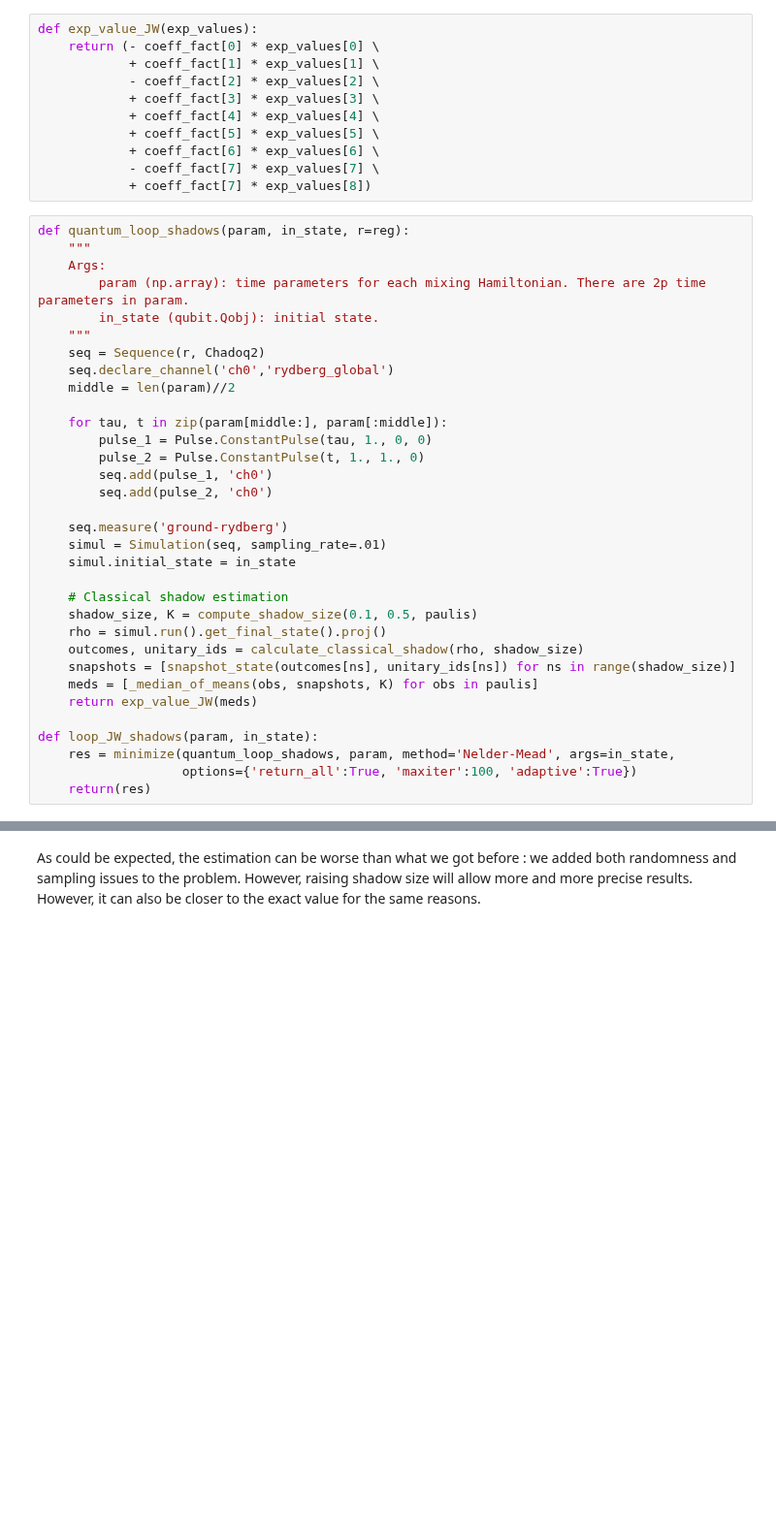
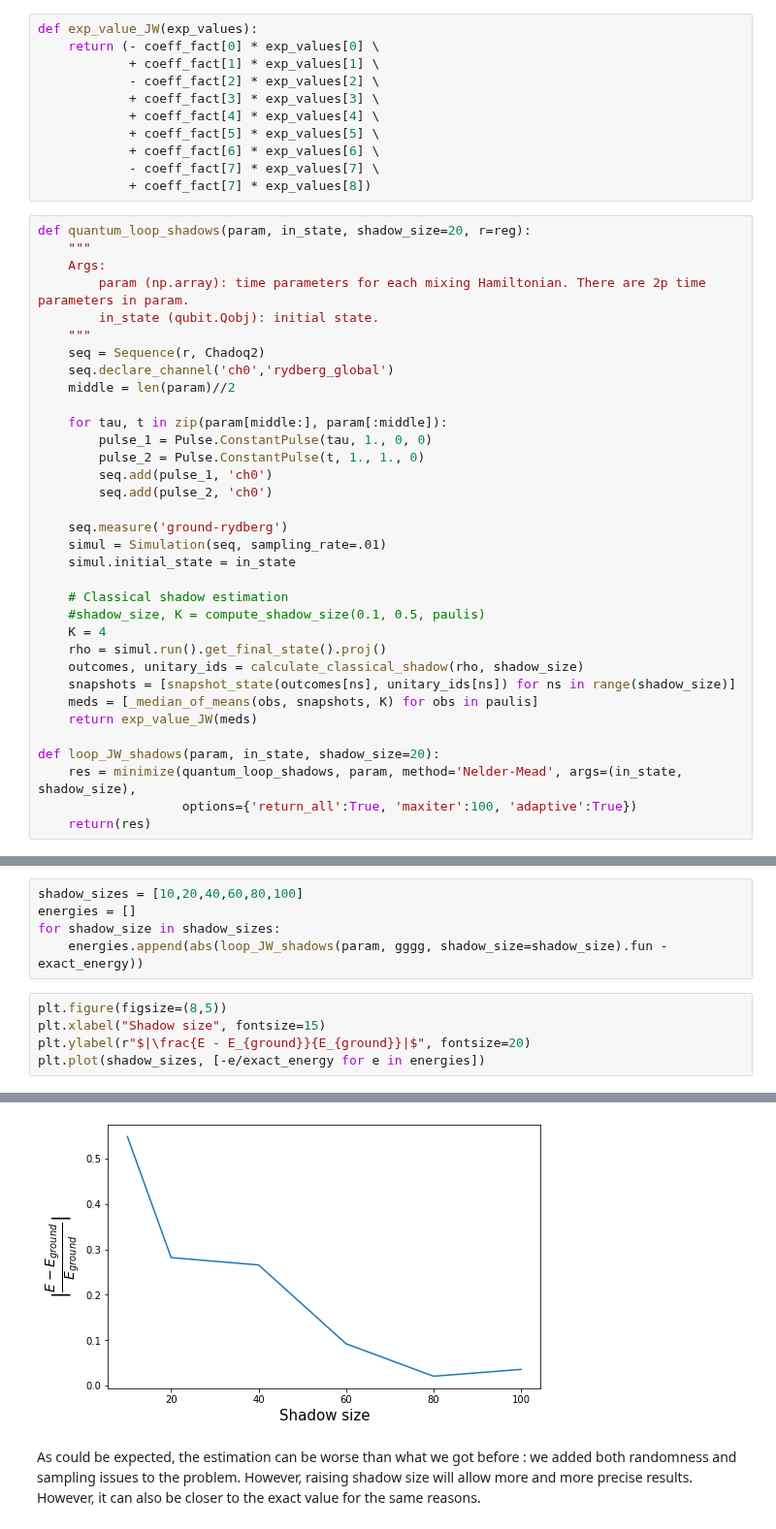
Before and after one commit to pasqal-io/Pulser, a Jupyter notebook: tutorials/applications/Shadow estimation for VQS.ipynb, the cells around one changed output, grey strips where cells are left out. Shown at 97% size. Drawn from its saved outputs; the diff is of its cells as text; blank space fills up the shorter version.

```diff
--- a/tutorials/applications/Shadow estimation for VQS.ipynb
+++ b/tutorials/applications/Shadow estimation for VQS.ipynb
@@ -523,7 +560,7 @@ def exp_value_JW(exp_values):
             - coeff_fact[7] * exp_values[7] \
             + coeff_fact[7] * exp_values[8])
 # %%
-def quantum_loop_shadows(param, in_state, r=reg):
+def quantum_loop_shadows(param, in_state, shadow_size=20, r=reg):
     """
     Args:
         param (np.array): time parameters for each mixing Hamiltonian. There are 2p time parameters in param.
@@ -544,15 +581,16 @@ def quantum_loop_shadows(param, in_state, r=reg):
     simul.initial_state = in_state
 
     # Classical shadow estimation
-    shadow_size, K = compute_shadow_size(0.1, 0.5, paulis)
+    #shadow_size, K = compute_shadow_size(0.1, 0.5, paulis)
+    K = 4
     rho = simul.run().get_final_state().proj()
     outcomes, unitary_ids = calculate_classical_shadow(rho, shadow_size)
     snapshots = [snapshot_state(outcomes[ns], unitary_ids[ns]) for ns in range(shadow_size)]
     meds = [_median_of_means(obs, snapshots, K) for obs in paulis]
     return exp_value_JW(meds)
 
-def loop_JW_shadows(param, in_state):
-    res = minimize(quantum_loop_shadows, param, method='Nelder-Mead', args=in_state,
+def loop_JW_shadows(param, in_state, shadow_size=20):
+    res = minimize(quantum_loop_shadows, param, method='Nelder-Mead', args=(in_state, shadow_size),
                    options={'return_all':True, 'maxiter':100, 'adaptive':True})
     return(res)
 # %%
@@ -565,0 +604,11 @@ Wall time: 1min 27s
+# %%
+shadow_sizes = [10,20,40,60,80,100]
+energies = []
+for shadow_size in shadow_sizes:
+    energies.append(abs(loop_JW_shadows(param, gggg, shadow_size=shadow_size).fun - exact_energy))
+# %%
+plt.figure(figsize=(8,5))
+plt.xlabel("Shadow size", fontsize=15)
+plt.ylabel(r"$|\frac{E - E_{ground}}{E_{ground}}|$", fontsize=20)
+plt.plot(shadow_sizes, [-e/exact_energy for e in energies])
+# %% [output]
@@ -566,3 +616,4 @@ Wall time: 1min 27s
+[figure, added]
 # %% [markdown]
 As could be expected, the estimation can be worse than what we got before : we added both randomness and sampling issues to the problem. However, raising shadow size will allow more and more precise results. However, it can also be closer to the exact value for the same reasons.
 # %% [markdown]
```
Also changed, not shown: parts of 13 cells of this notebook.
